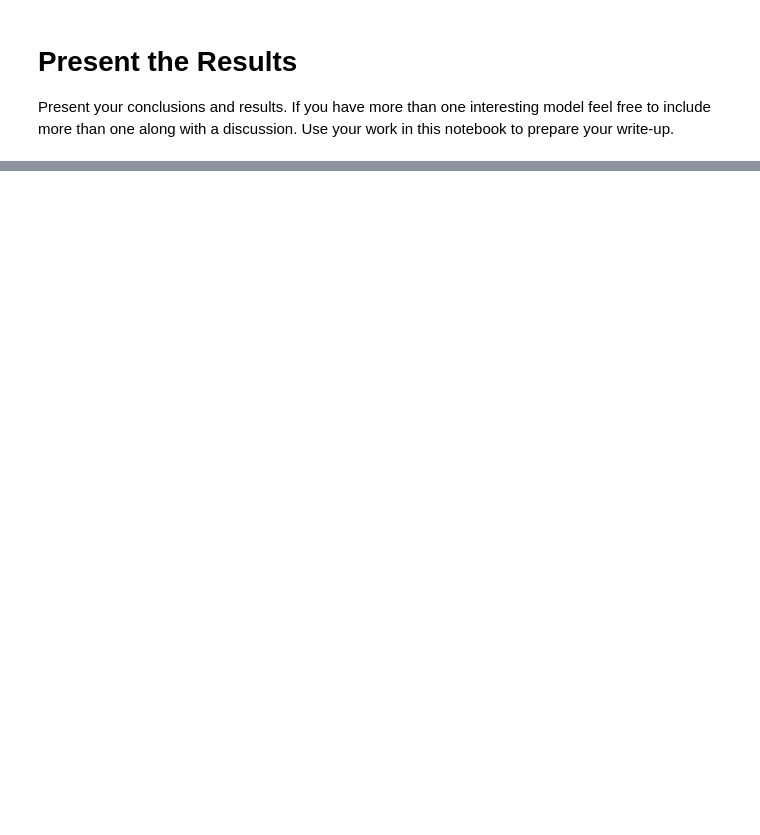
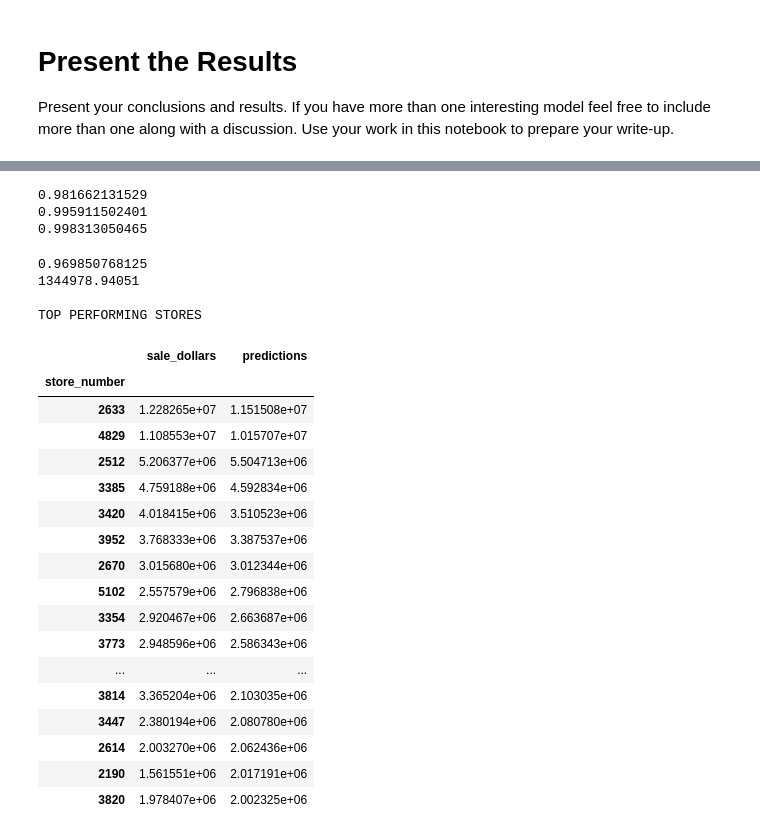
Before and after one commit to matthewbrems/old, a Jupyter notebook: projects/02-project/starter-code/project-2-starter-code-jd.ipynb, the cells around one changed output, grey strips where cells are left out. Drawn from its saved outputs; the diff is of its cells as text; code cells hidden in the pictures; blank space fills up the shorter version.

```diff
--- a/projects/02-project/starter-code/project-2-starter-code-jd.ipynb
+++ b/projects/02-project/starter-code/project-2-starter-code-jd.ipynb
@@ -289,0 +549,60 @@ Present your conclusions and results. If you have more than one interesting mode
+# %%
+# run full data set for Des Moines and the two zipcodes on the models built on the reduced 10% data
+print model_desmoines.score(X_full_desmoines,y_full_desmoines)
+print model_50314.score(X_full_50314,y_full_50314)
+print model_50320.score(X_full_50320,y_full_50320)
+# %% [output]
+0.981662131529
+0.995911502401
+0.998313050465
+# %%
+liquor_full_by_store = liquor_full[['store_number',
+                          'sale_dollars',
+                          'bottles_sold',
+                          'state_bottle_retail']].groupby(liquor_full.store_number).agg({'sale_dollars' : np.sum,
+                                                                                    'bottles_sold' : np.sum,
+                                                                                    'state_bottle_retail' : np.sum})
+
+X = liquor_full_by_store[['bottles_sold','state_bottle_retail']]
+y = liquor_full_by_store['sale_dollars']
+print model_by_store.score(X,y)
+print model_by_store.alpha_
+print ''
+liquor_full_by_store['predictions'] = model_by_store.predict(X)
+print 'TOP PERFORMING STORES'
+liquor_full_by_store[['sale_dollars','predictions']].sort_values('predictions', ascending=False)[0:20]
+
+
+# results with the test data for top stores by performance:
+# 2633	1214597.96	1.176886e+06
+# 4829	1078334.81	1.001242e+06
+# 2512	527274.22	5.406449e+05
+# 3385	506589.09	4.880430e+05
+# 3420	402576.06	3.646401e+05
+# 3952	390158.35	3.438443e+05
+
+
+# yay it matches the full set!!
+# %% [output]
+0.969850768125
+1344978.94051
+
+TOP PERFORMING STORES
+|  | sale_dollars | predictions |
+| store_number |  |  |
+| 2633 | 1.228265e+07 | 1.151508e+07 |
+| 4829 | 1.108553e+07 | 1.015707e+07 |
+| 2512 | 5.206377e+06 | 5.504713e+06 |
+| 3385 | 4.759188e+06 | 4.592834e+06 |
+| 3420 | 4.018415e+06 | 3.510523e+06 |
+| 3952 | 3.768333e+06 | 3.387537e+06 |
+| 2670 | 3.015680e+06 | 3.012344e+06 |
+| 5102 | 2.557579e+06 | 2.796838e+06 |
+| 3354 | 2.920467e+06 | 2.663687e+06 |
+| 3773 | 2.948596e+06 | 2.586343e+06 |
+| ... | ... | ... |
+| 3814 | 3.365204e+06 | 2.103035e+06 |
+| 3447 | 2.380194e+06 | 2.080780e+06 |
+| 2614 | 2.003270e+06 | 2.062436e+06 |
+| 2190 | 1.561551e+06 | 2.017191e+06 |
+| 3820 | 1.978407e+06 | 2.002325e+06 |
```
Also changed, not shown: parts of 30 cells of this notebook, 6 other files.
